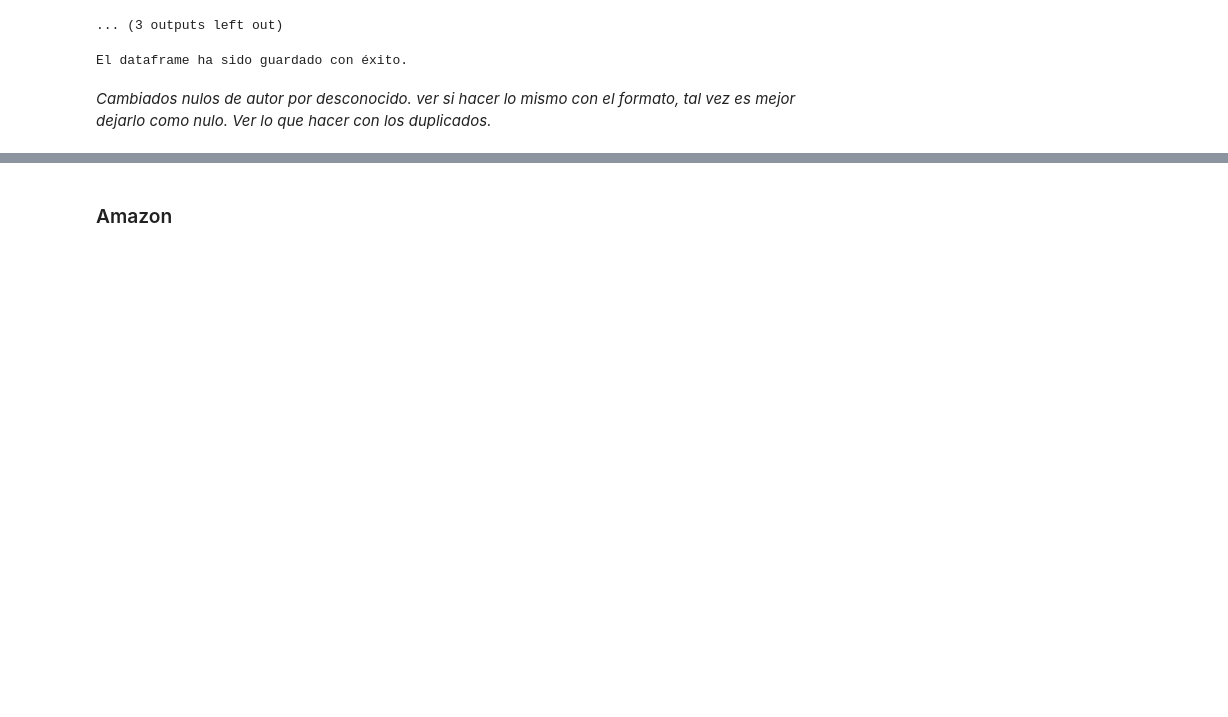
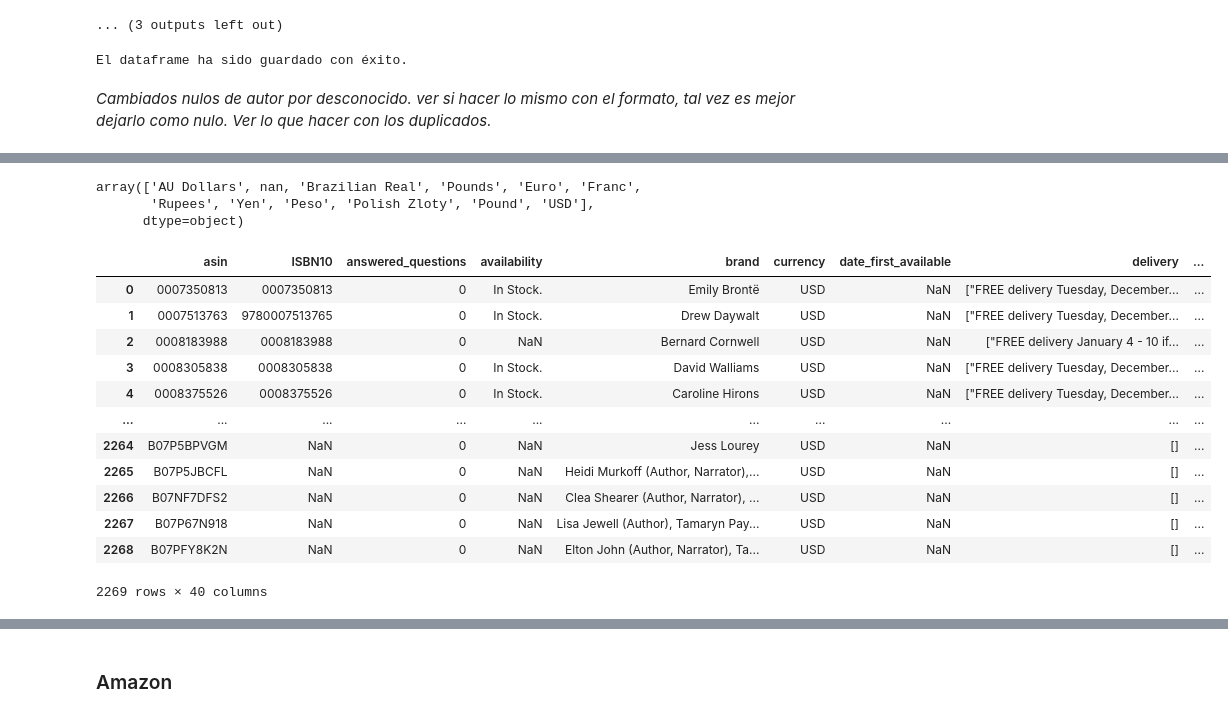
Before and after one commit to raquelmartinrodriguez/promoG-DA-modulo4-sprint2-Laura-Mora-Raquel-Martin, a Jupyter notebook: analisis_laura.ipynb, the cells around one changed output, grey strips where cells are left out. Cells and saved outputs as stored; diff of their text form; code cells hidden in the pictures; blank space fills up the shorter version.

```diff
--- a/analisis_laura.ipynb
+++ b/analisis_laura.ipynb
@@ -247,0 +282,23 @@ El dataframe ha sido guardado con éxito.
+# %%
+amazon['Currency'].unique()
+# %% [output]
+array(['AU Dollars', nan, 'Brazilian Real', 'Pounds', 'Euro', 'Franc',
+       'Rupees', 'Yen', 'Peso', 'Polish Zloty', 'Pound', 'USD'],
+      dtype=object)
+# %%
+amazon_popular = pd.read_csv('input_files/Amazon Books/Amazon_popular_books_dataset.csv')
+amazon_popular
+# %% [output]
+|  | asin | ISBN10 | answered_questions | availability | brand | currency | date_first_available | delivery | ... |
+| 0 | 0007350813 | 0007350813 | 0 | In Stock. | Emily Brontë | USD | NaN | ["FREE delivery Tuesday, December... | ... |
+| 1 | 0007513763 | 9780007513765 | 0 | In Stock. | Drew Daywalt | USD | NaN | ["FREE delivery Tuesday, December... | ... |
+| 2 | 0008183988 | 0008183988 | 0 | NaN | Bernard Cornwell | USD | NaN | ["FREE delivery January 4 - 10 if... | ... |
+| 3 | 0008305838 | 0008305838 | 0 | In Stock. | David Walliams | USD | NaN | ["FREE delivery Tuesday, December... | ... |
+| 4 | 0008375526 | 0008375526 | 0 | In Stock. | Caroline Hirons | USD | NaN | ["FREE delivery Tuesday, December... | ... |
+| ... | ... | ... | ... | ... | ... | ... | ... | ... | ... |
+| 2264 | B07P5BPVGM | NaN | 0 | NaN | Jess Lourey | USD | NaN | [] | ... |
+| 2265 | B07P5JBCFL | NaN | 0 | NaN | Heidi Murkoff (Author, Narrator),... | USD | NaN | [] | ... |
+| 2266 | B07NF7DFS2 | NaN | 0 | NaN | Clea Shearer (Author, Narrator), ... | USD | NaN | [] | ... |
+| 2267 | B07P67N918 | NaN | 0 | NaN | Lisa Jewell (Author), Tamaryn Pay... | USD | NaN | [] | ... |
+| 2268 | B07PFY8K2N | NaN | 0 | NaN | Elton John (Author, Narrator), Ta... | USD | NaN | [] | ... |
+2269 rows × 40 columns
```
Also changed, not shown: parts of 13 cells of this notebook, 4 other files.
